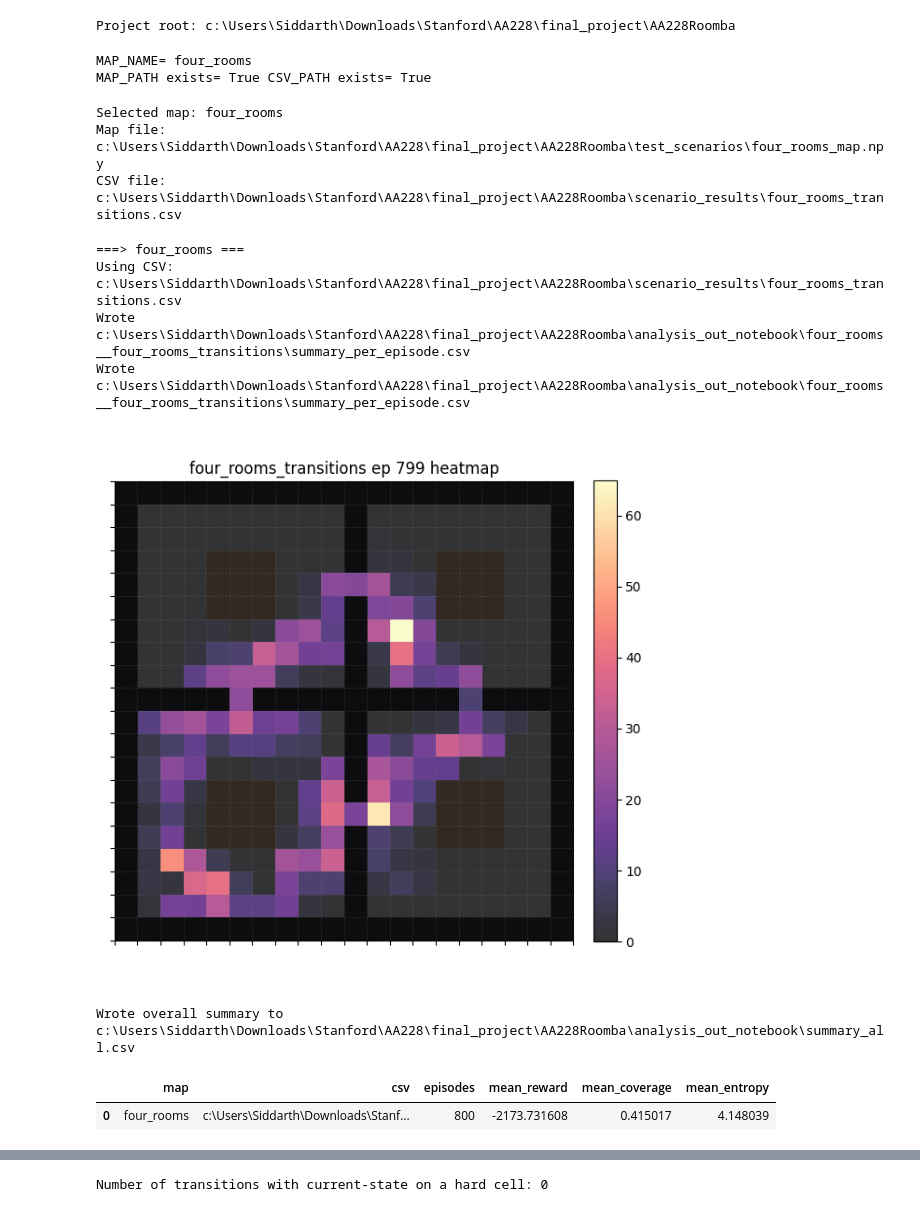
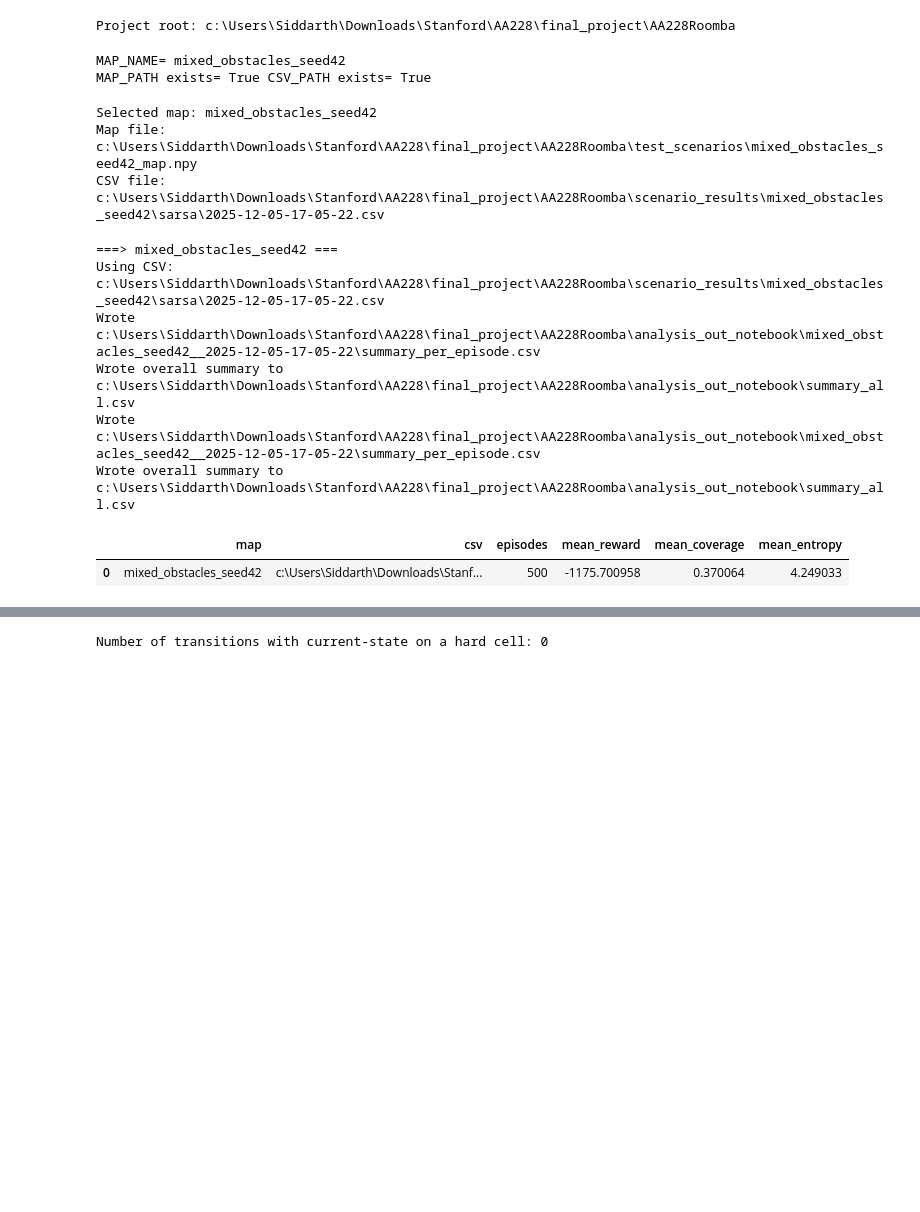
Before and after one commit to sura2903/AA228Roomba, a Jupyter notebook: analysis_notebook.ipynb, the cells around one changed output, grey strips where cells are left out. Saved outputs shown, nothing was run; the diff lists cells and outputs as text; code cells hidden in the pictures; blank space fills up the shorter version.

Commit message:
updated heatmap plotting

```diff
--- a/analysis_notebook.ipynb
+++ b/analysis_notebook.ipynb
@@ -22,15 +22,17 @@ Project root: c:\Users\Siddarth\Downloads\Stanford\AA228\final_project\AA228Room
 # Analysis: specify a single map .npy and a single CSV file to analyze
 map_dir = os.path.join(PROJECT_ROOT, 'test_scenarios')
 # Edit these two variables to choose which map and CSV to analyze
-MAP_NAME = 'four_rooms'
-# MAP_NAME = 'mixed_obstacles_seed42
+# MAP_NAME = 'single_soft_center'
+MAP_NAME = 'mixed_obstacles_seed42'
 # MAP_NAME = 'scattered_soft_seed123'
+method = 'sarsa'
 MAP_PATH = os.path.join(map_dir, f'{MAP_NAME}_map.npy')
-CSV_PATH = os.path.join(PROJECT_ROOT, 'scenario_results', f'{MAP_NAME}_transitions.csv')
+CSV_PATH = os.path.join(PROJECT_ROOT, 'scenario_results', f'{MAP_NAME}', method)
+CSV_PATH = os.path.join(CSV_PATH, os.listdir(CSV_PATH)[0])
 print('MAP_NAME=', MAP_NAME)
 print('MAP_PATH exists=', os.path.exists(MAP_PATH), 'CSV_PATH exists=', os.path.exists(CSV_PATH))
 # %% [output]
-MAP_NAME= four_rooms
+MAP_NAME= mixed_obstacles_seed42
 MAP_PATH exists= True CSV_PATH exists= True
 # %%
 # Single-file mode: show selection
@@ -38,9 +40,9 @@ print('Selected map:', MAP_NAME)
 print('Map file:', MAP_PATH)
 print('CSV file:', CSV_PATH)
 # %% [output]
-Selected map: four_rooms
-Map file: c:\Users\Siddarth\Downloads\Stanford\AA228\final_project\AA228Roomba\test_scenarios\four_rooms_map.npy
-CSV file: c:\Users\Siddarth\Downloads\Stanford\AA228\final_project\AA228Roomba\scenario_results\four_rooms_transitions.csv
+Selected map: mixed_obstacles_seed42
+Map file: c:\Users\Siddarth\Downloads\Stanford\AA228\final_project\AA228Roomba\test_scenarios\mixed_obstacles_seed42_map.npy
+CSV file: c:\Users\Siddarth\Downloads\Stanford\AA228\final_project\AA228Roomba\scenario_results\mixed_obstacles_seed42\sarsa\2025-12-05-17-05-22.csv
 # %%
 # Run the analysis for the selected map+csv and display outputs inline.
 OUTDIR = os.path.join(PROJECT_ROOT, 'analysis_out_notebook')
@@ -50,6 +52,7 @@ summary_rows = []
 map_key = MAP_NAME
 map_path = MAP_PATH
 csvp = CSV_PATH
+episode_nr = 499
 print('===>', map_key, '===')
 if not os.path.exists(map_path):
     print('Map file not found:', map_path)
@@ -62,38 +65,38 @@ else:
     env = RoombaSoftPOMDPEnv(width=W, height=H, map_array=map_arr, random_obstacles=False)
     name = os.path.splitext(os.path.basename(csvp))[0]
     out_sub = os.path.join(OUTDIR, map_key + '__' + name)
     os.makedirs(out_sub, exist_ok=True)
     rows = analysis_module.read_csv(csvp)
     episodes = analysis_module.group_by_episode(rows)
     per_ep = []
     for i, ep_rows in enumerate(episodes):
         metrics = analysis_module.compute_metrics_for_episode(ep_rows, env=env)
         per_ep.append(metrics)
         heatpath = os.path.join(out_sub, f'ep_{i:02d}_heat.png')
-        analysis_module.render_heatmap(env, metrics['heatmap'], outpath=heatpath, title=f'{name} ep {i} heatmap')
+        # analysis_module.render_heatmap(env, metrics['heatmap'], outpath=heatpath, title=f'{name} ep {i} heatmap')
     dfrows = []
     for i, m in enumerate(per_ep):
         dfrows.append({'episode': i, 'total_reward': m['total_reward'], 'coverage': m['coverage'], 'entropy': m['entropy']})
     df = pd.DataFrame(dfrows)
     csv_out = os.path.join(out_sub, 'summary_per_episode.csv')
     df.to_csv(csv_out, index=False)
     print('Wrote', csv_out)
     last_heat = os.path.join(out_sub, f'ep_{len(per_ep)-1:02d}_heat.png')
     if os.path.exists(last_heat):
         display(Image(filename=last_heat))
     summary_rows.append({'map': map_key, 'csv': csvp, 'episodes': len(per_ep), 'mean_reward': float(np.mean([m['total_reward'] for m in per_ep])) if per_ep else None, 'mean_coverage': float(np.mean([m['coverage'] for m in per_ep])) if per_ep else None, 'mean_entropy': float(np.mean([m['entropy'] for m in per_ep])) if per_ep else None})
 # final summary table
 summary_df = pd.DataFrame(summary_rows)
 summary_csv = os.path.join(OUTDIR, 'summary_all.csv')
 summary_df.to_csv(summary_csv, index=False)
 print('Wrote overall summary to', summary_csv)
 display(summary_df)
 # %% [output]
-===> four_rooms ===
-Using CSV: c:\Users\Siddarth\Downloads\Stanford\AA228\final_project\AA228Roomba\scenario_results\four_rooms_transitions.csv
-Wrote c:\Users\Siddarth\Downloads\Stanford\AA228\final_project\AA228Roomba\analysis_out_notebook\four_rooms__four_rooms_transitions\summary_per_episode.csv
-Wrote c:\Users\Siddarth\Downloads\Stanford\AA228\final_project\AA228Roomba\analysis_out_notebook\four_rooms__four_rooms_transitions\summary_per_episode.csv
+===> mixed_obstacles_seed42 ===
+Using CSV: c:\Users\Siddarth\Downloads\Stanford\AA228\final_project\AA228Roomba\scenario_results\mixed_obstacles_seed42\sarsa\2025-12-05-17-05-22.csv
+Wrote c:\Users\Siddarth\Downloads\Stanford\AA228\final_project\AA228Roomba\analysis_out_notebook\mixed_obstacles_seed42__2025-12-05-17-05-22\summary_per_episode.csv
+Wrote overall summary to c:\Users\Siddarth\Downloads\Stanford\AA228\final_project\AA228Roomba\analysis_out_notebook\summary_all.csv
+Wrote c:\Users\Siddarth\Downloads\Stanford\AA228\final_project\AA228Roomba\analysis_out_notebook\mixed_obstacles_seed42__2025-12-05-17-05-22\summary_per_episode.csv
+Wrote overall summary to c:\Users\Siddarth\Downloads\Stanford\AA228\final_project\AA228Roomba\analysis_out_notebook\summary_all.csv
-[figure, removed]
-Wrote overall summary to c:\Users\Siddarth\Downloads\Stanford\AA228\final_project\AA228Roomba\analysis_out_notebook\summary_all.csv
 |  | map | csv | episodes | mean_reward | mean_coverage | mean_entropy |
-| 0 | four_rooms | c:\Users\Siddarth\Downloads\Stanf... | 800 | -2173.731608 | 0.415017 | 4.148039 |
+| 0 | mixed_obstacles_seed42 | c:\Users\Siddarth\Downloads\Stanf... | 500 | -1175.700958 | 0.370064 | 4.249033 |
```
Also changed, not shown: parts of 5 cells of this notebook, 1 other file.
